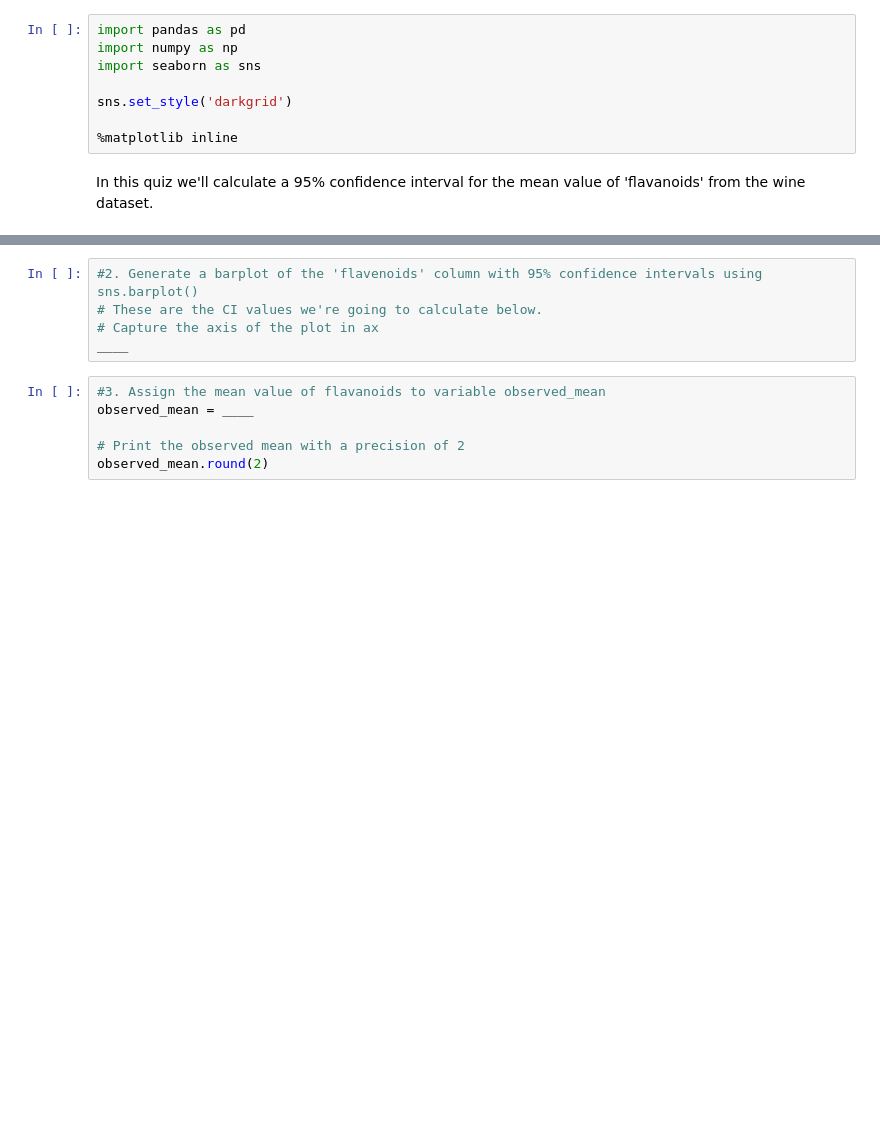
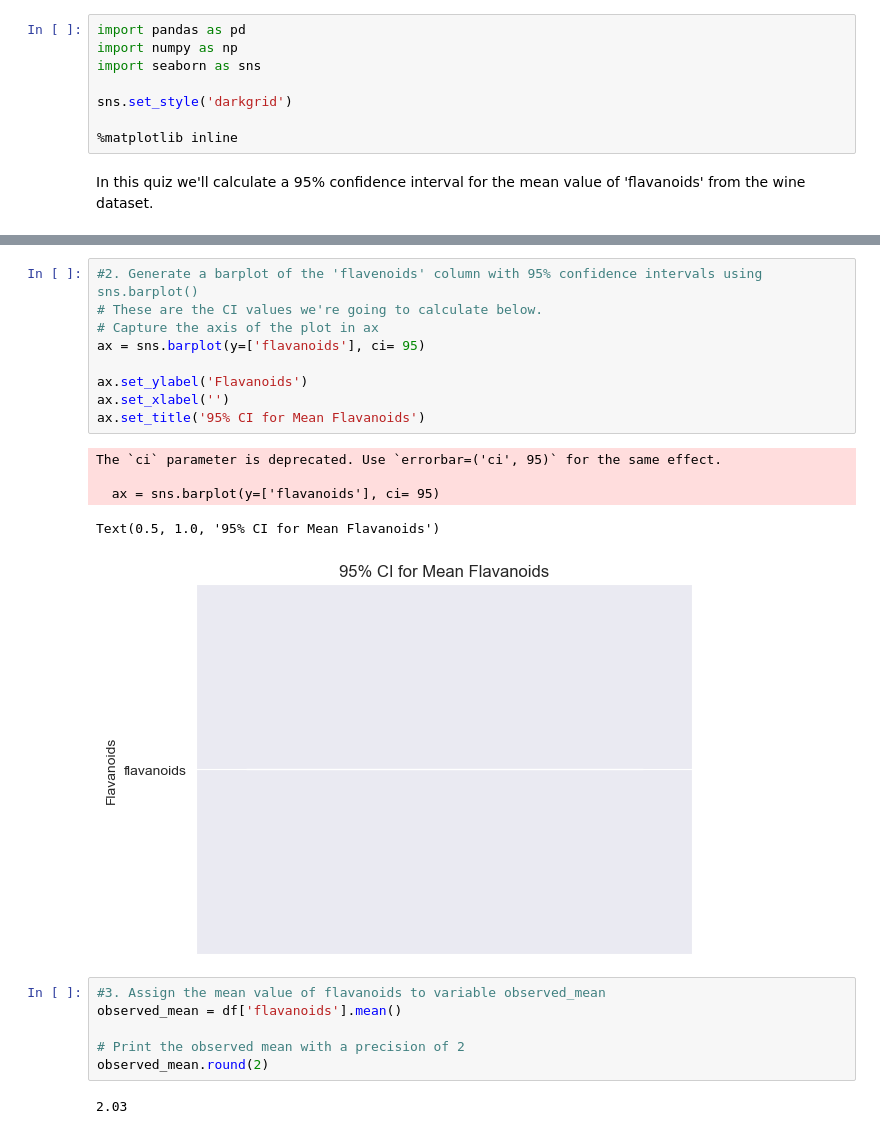
Before and after one commit to jayatgp/eods-f2025, a Jupyter notebook: weekly_quiz/Week_04_Quiz-UNI.ipynb, the cells around one changed output, grey strips where cells are left out. Drawn from its saved outputs; the diff is of its cells as text; blank space fills up the shorter version.

```diff
--- a/weekly_quiz/Week_04_Quiz-UNI.ipynb
+++ b/weekly_quiz/Week_04_Quiz-UNI.ipynb
@@ -35,14 +53,26 @@ ____
 # %%
 #2. Generate a barplot of the 'flavenoids' column with 95% confidence intervals using sns.barplot()
 # These are the CI values we're going to calculate below.
 # Capture the axis of the plot in ax
-____
+ax = sns.barplot(y=['flavanoids'], ci= 95)
+
+ax.set_ylabel('Flavanoids')
+ax.set_xlabel('')
+ax.set_title('95% CI for Mean Flavanoids')
+# %% [output]
+The `ci` parameter is deprecated. Use `errorbar=('ci', 95)` for the same effect.
+
+  ax = sns.barplot(y=['flavanoids'], ci= 95)
+Text(0.5, 1.0, '95% CI for Mean Flavanoids')
+[figure, added]
 # %%
 #3. Assign the mean value of flavanoids to variable observed_mean
-observed_mean = ____
+observed_mean = df['flavanoids'].mean()
 
 # Print the observed mean with a precision of 2
 observed_mean.round(2)
+# %% [output]
+2.03
 # %%
 # generate a bootstrap sample of df.flavanoids (with the same number of values as the original dataset)
 #   using .sample() (with replacement)
```
Also changed, not shown: parts of 5 cells of this notebook, 5 other files.
